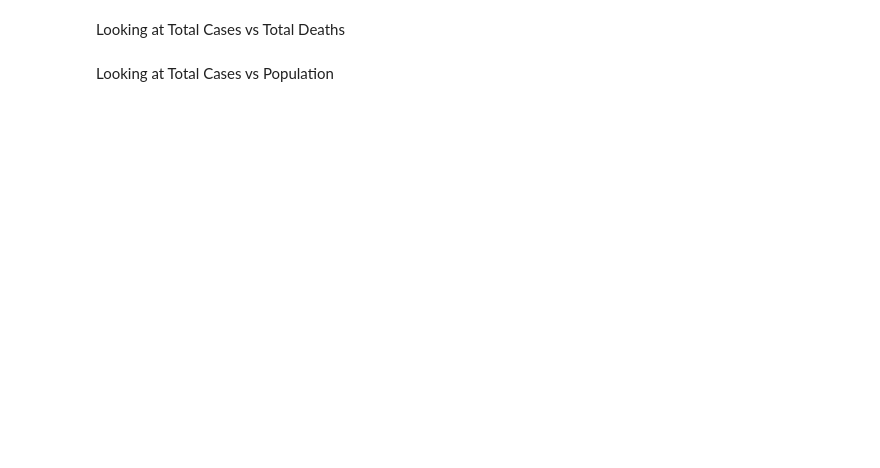
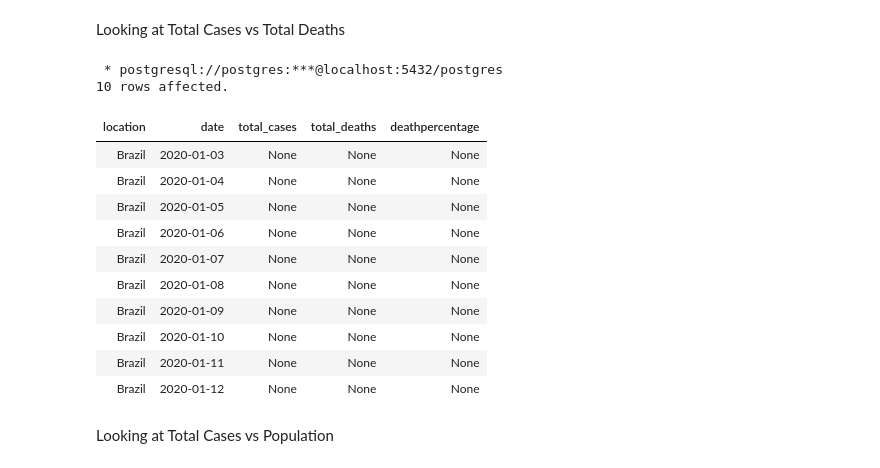
Before and after one commit to Hamiltonrfilho/Guided-Projects, a Jupyter notebook: [SQL] Covid-19 Data Exploration/Covid_data.ipynb, the cells around one changed output. Drawn from its saved outputs; the diff is of its cells as text; code cells hidden in the pictures; blank space fills up the shorter version.

```diff
--- a/[SQL] Covid-19 Data Exploration/Covid_data.ipynb
+++ b/[SQL] Covid-19 Data Exploration/Covid_data.ipynb
@@ -12,10 +26,24 @@ Looking at Total Cases vs Total Deaths
 # %%
 %%sql
 SELECT Location, date, total_cases, total_deaths, ((total_deaths/total_cases)*100) AS DeathPercentage
 FROM covid_deaths
 Where location like 'Brazil'
 ORDER BY location,date
-LIMIT 100;
+LIMIT 10;
+# %% [output]
+ * postgresql://postgres:***@localhost:5432/postgres
+10 rows affected.
+| location | date | total_cases | total_deaths | deathpercentage |
+| Brazil | 2020-01-03 | None | None | None |
+| Brazil | 2020-01-04 | None | None | None |
+| Brazil | 2020-01-05 | None | None | None |
+| Brazil | 2020-01-06 | None | None | None |
+| Brazil | 2020-01-07 | None | None | None |
+| Brazil | 2020-01-08 | None | None | None |
+| Brazil | 2020-01-09 | None | None | None |
+| Brazil | 2020-01-10 | None | None | None |
+| Brazil | 2020-01-11 | None | None | None |
+| Brazil | 2020-01-12 | None | None | None |
 # %% [markdown]
 Looking at Total Cases vs Population
 # %%
```
Also changed, not shown: parts of 10 cells of this notebook.
